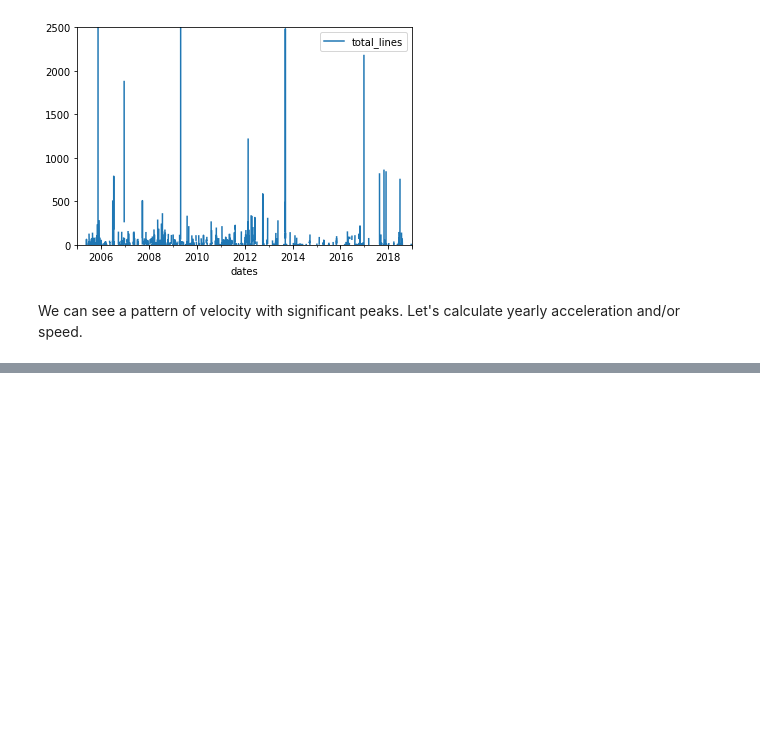
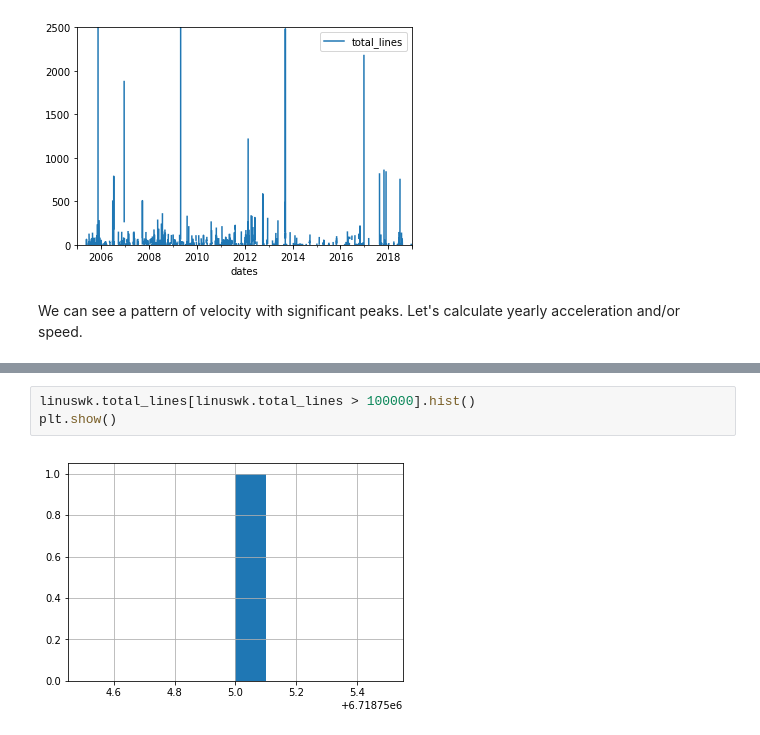
Before and after one commit to tbonza/EDS19, a Jupyter notebook: project/developer_velocity.ipynb, the cells around one changed output, grey strips where cells are left out. Saved outputs shown, nothing was run; the diff lists cells and outputs as text; blank space fills up the shorter version.

```diff
--- a/project/developer_velocity.ipynb
+++ b/project/developer_velocity.ipynb
@@ -240,0 +264,5 @@ calculate yearly acceleration and/or speed.
+# %%
+linuswk.total_lines[linuswk.total_lines > 100000].hist()
+plt.show()
+# %% [output]
+[figure, added]
```
Also changed, not shown: parts of 11 cells of this notebook.
